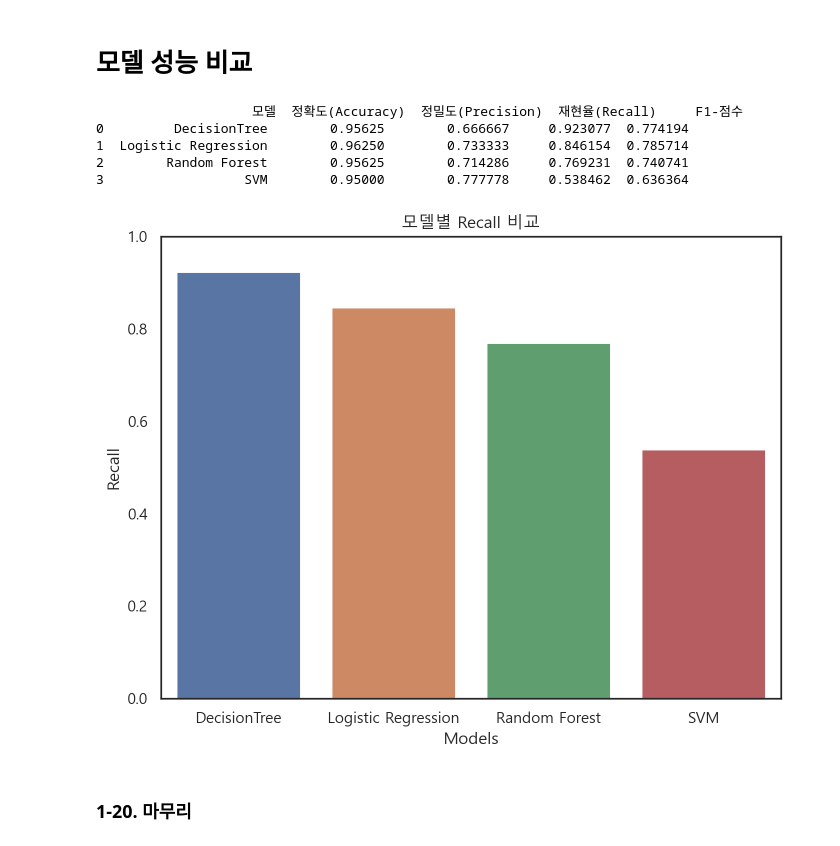
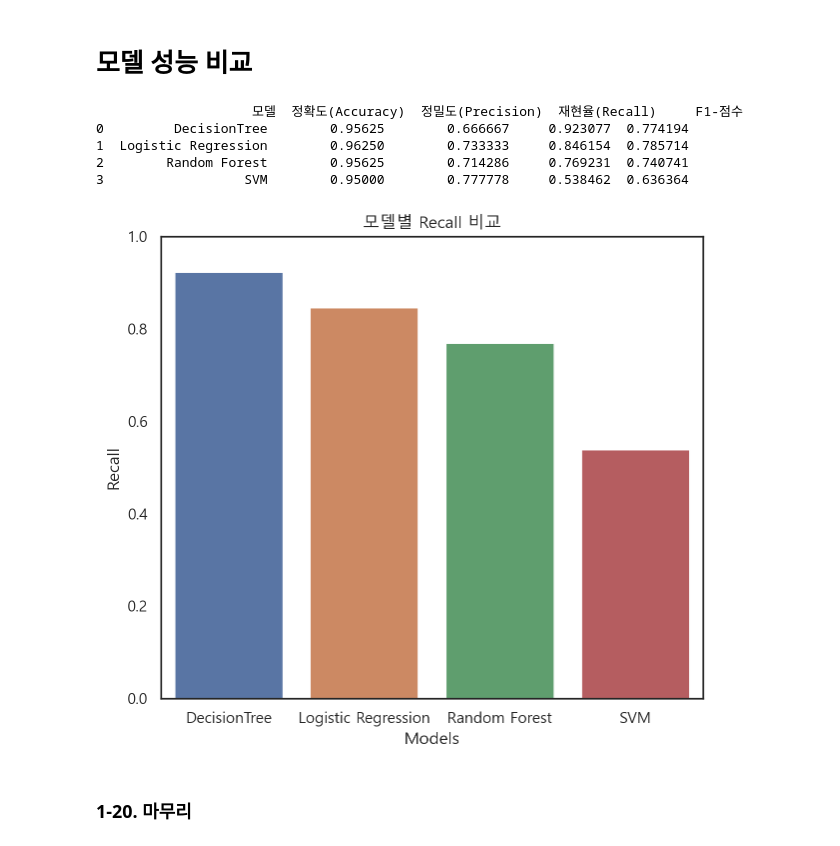
Before and after one commit to shualoalumin/AIFFEL_quest_cr, a Jupyter notebook: MainQuest/Quest02/MainQuest02_Pokemon.ipynb, the cells around one changed output. Cells and saved outputs as stored; diff of their text form; code cells hidden in the pictures.

```diff
--- a/MainQuest/Quest02/MainQuest02_Pokemon.ipynb
+++ b/MainQuest/Quest02/MainQuest02_Pokemon.ipynb
@@ -1104,35 +1104,35 @@ performance = {
     '모델': [],
     '정확도(Accuracy)': [],
     '정밀도(Precision)': [],
     '재현율(Recall)': [],
     'F1-점수': []
 }
 
 for name, mdl in models.items():
     y_pred = mdl.predict(X_test)
     performance['모델'].append(name)
     performance['정확도(Accuracy)'].append(accuracy_score(y_test, y_pred))
     performance['정밀도(Precision)'].append(precision_score(y_test, y_pred))
     performance['재현율(Recall)'].append(recall_score(y_test, y_pred))
     performance['F1-점수'].append(f1_score(y_test, y_pred))
 
 performance_df = pd.DataFrame(performance)
 print(performance_df)
 
-plt.figure(figsize=(8, 6))
+plt.figure(figsize=(7, 6))
 sns.barplot(x='모델', y='재현율(Recall)', data=performance_df, hue='모델', legend=False)
 plt.title('모델별 Recall 비교')
 plt.ylabel('Recall')
 plt.xlabel('Models')
 plt.ylim(0, 1)
 plt.show()
 # %% [output]
                     모델  정확도(Accuracy)  정밀도(Precision)  재현율(Recall)     F1-점수
 0         DecisionTree        0.95625        0.666667     0.923077  0.774194
 1  Logistic Regression        0.96250        0.733333     0.846154  0.785714
 2        Random Forest        0.95625        0.714286     0.769231  0.740741
 3                  SVM        0.95000        0.777778     0.538462  0.636364
-[figure, old version]
+[figure, new version]
 # %% [markdown]
 ### 1-20. 마무리
 # %% [markdown]
```
